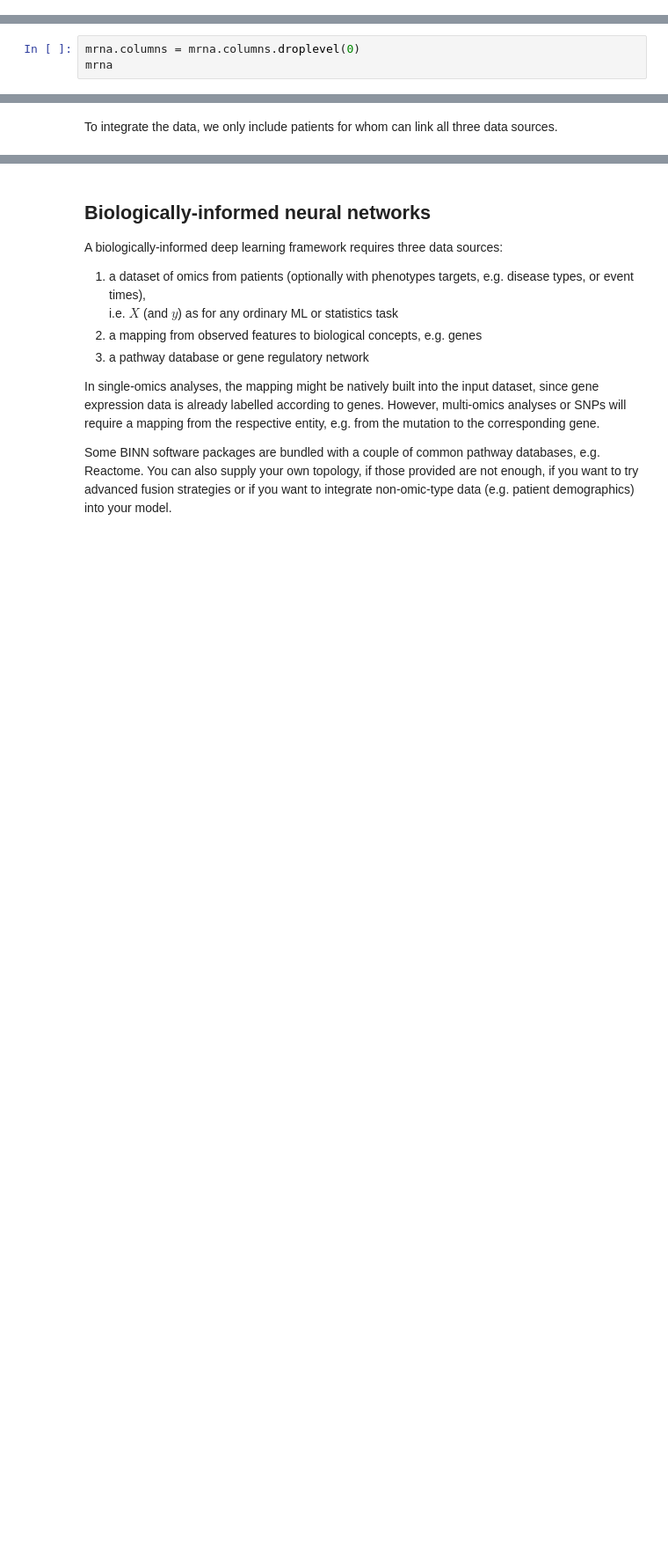
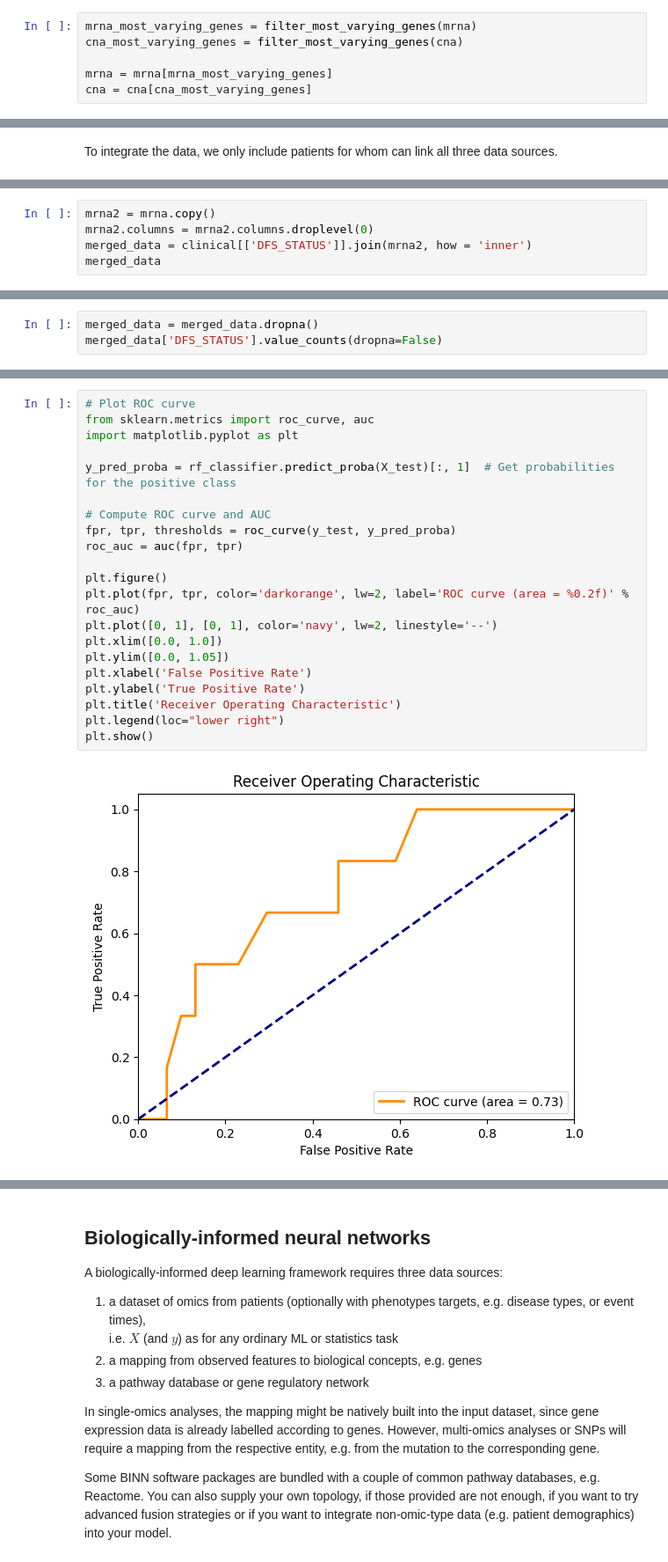
Before and after one commit to datasciapps/trifels2025, a Jupyter notebook: binn.ipynb, the cells around one changed output, grey strips where cells are left out. Shown at 88% size. Saved outputs shown, nothing was run; the diff lists cells and outputs as text; blank space fills up the shorter version.

```diff
--- a/binn.ipynb
+++ b/binn.ipynb
@@ -229,7 +189,10 @@ Entrez and Hugo IDs are a little inconsistent in TCGA data. Let's get a mapping
 # %% [markdown]
 We can throw away various features we are not interested in, for example genes that hardly vary among the cohort.
+# %%
+mrna_most_varying_genes = filter_most_varying_genes(mrna)
+cna_most_varying_genes = filter_most_varying_genes(cna)
+
+mrna = mrna[mrna_most_varying_genes]
+cna = cna[cna_most_varying_genes]
 # %% [markdown]
 ## Standard ML multi-omics integration
-# %%
-mrna.columns = mrna.columns.droplevel(0)
-mrna
@@ -243,0 +201,5 @@ MergeError: Not allowed to merge between different levels. (1 levels on the left
+# %%
+mrna2 = mrna.copy()
+mrna2.columns = mrna2.columns.droplevel(0)
+merged_data = clinical[['DFS_STATUS']].join(mrna2, how = 'inner')
+merged_data
@@ -243,0 +221,3 @@ MergeError: Not allowed to merge between different levels. (1 levels on the left
+# %%
+merged_data = merged_data.dropna()
+merged_data['DFS_STATUS'].value_counts(dropna=False)
@@ -243,0 +267,23 @@ MergeError: Not allowed to merge between different levels. (1 levels on the left
+# %%
+# Plot ROC curve
+from sklearn.metrics import roc_curve, auc
+import matplotlib.pyplot as plt
+
+y_pred_proba = rf_classifier.predict_proba(X_test)[:, 1]  # Get probabilities for the positive class
+
+# Compute ROC curve and AUC
+fpr, tpr, thresholds = roc_curve(y_test, y_pred_proba)
+roc_auc = auc(fpr, tpr)
+
+plt.figure()
+plt.plot(fpr, tpr, color='darkorange', lw=2, label='ROC curve (area = %0.2f)' % roc_auc)
+plt.plot([0, 1], [0, 1], color='navy', lw=2, linestyle='--')
+plt.xlim([0.0, 1.0])
+plt.ylim([0.0, 1.05])
+plt.xlabel('False Positive Rate')
+plt.ylabel('True Positive Rate')
+plt.title('Receiver Operating Characteristic')
+plt.legend(loc="lower right")
+plt.show()
+# %% [output]
+[figure, added]
```
Also changed, not shown: parts of 15 cells of this notebook.
